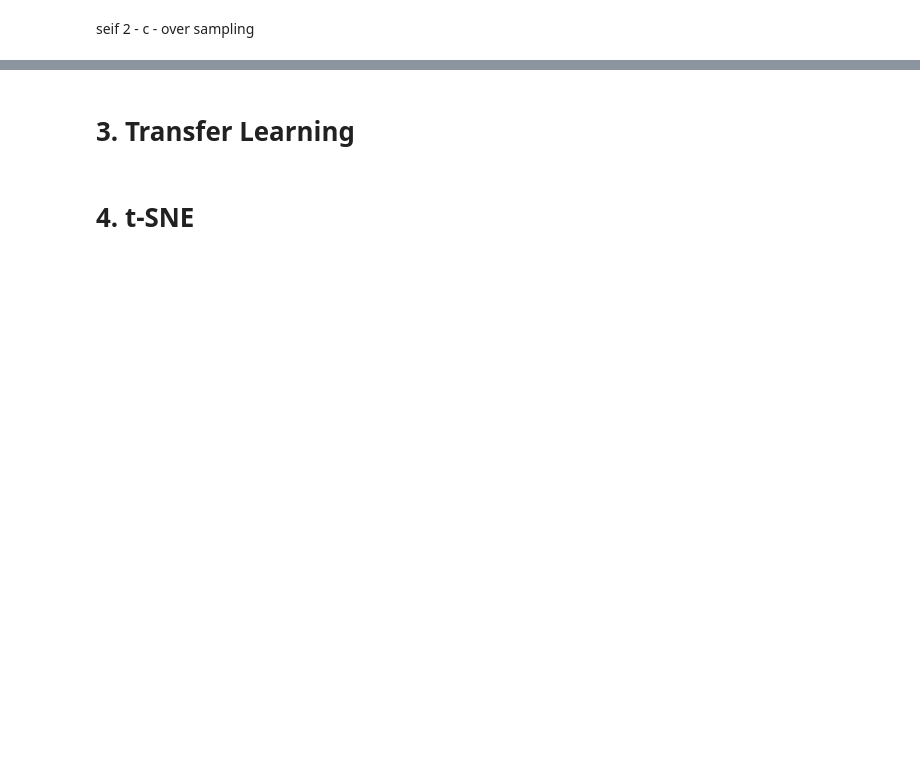
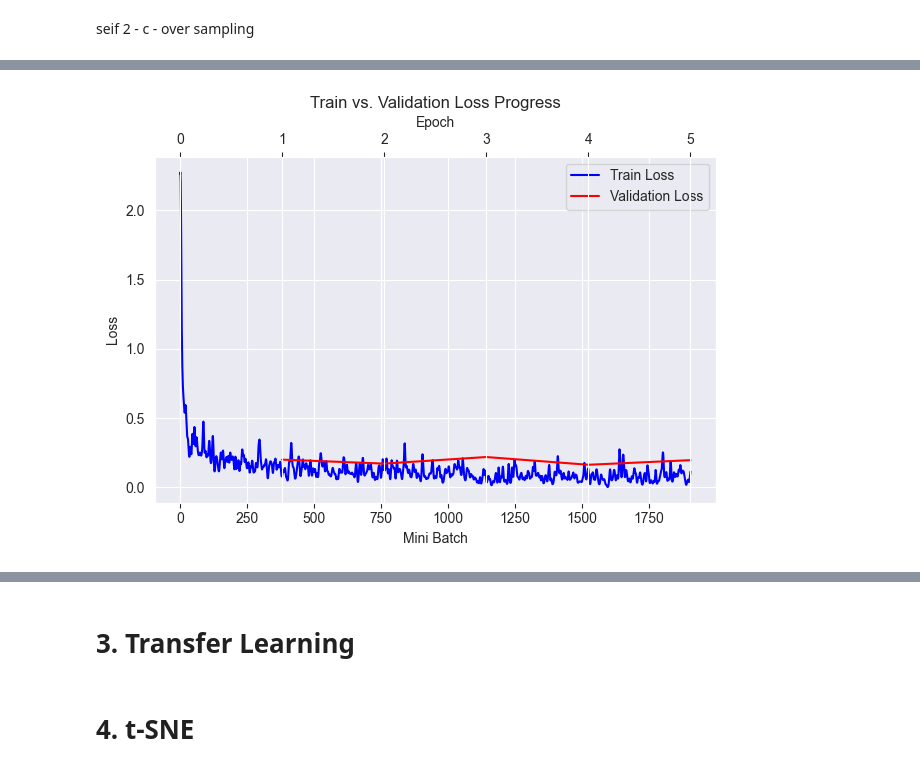
Before and after one commit to amirnadaBGU/deeplearningEE_hw2, a Jupyter notebook: Assignment_2_COVID_19.ipynb, the cells around one changed output, grey strips where cells are left out. Saved outputs shown, nothing was run; the diff lists cells and outputs as text; code cells hidden in the pictures; blank space fills up the shorter version.

```diff
--- a/Assignment_2_COVID_19.ipynb
+++ b/Assignment_2_COVID_19.ipynb
@@ -924,7 +948,7 @@ done
 # %% [markdown]
 seif 2 - c - over sampling
 # %%
-class ImageDataset(Dataset):
+class AugementedImageDataset(Dataset):
     def __init__(self, image_paths, labels,minority_classes, transform_regular, transform_augmented):
         self.image_paths = image_paths
         self.labels = labels
@@ -932,12 +956,31 @@ class ImageDataset(Dataset):
         self.transform_regular = transform_regular
         self.transform_augmented = transform_augmented
 
+        # Group samples by class
+        self.class_to_indices = {c: [] for c in set(labels)}
+        for idx, label in enumerate(labels):
+            self.class_to_indices[label].append(idx)
+
+        max_class_count = max(len(idxs) for idxs in self.class_to_indices.values())
+
+
+        # Generate balanced index list
+        self.balanced_indices = []
+        for cls, indices in self.class_to_indices.items():
+            if cls in self.minority_classes:
+                oversample_count = max_class_count - len(indices)
+                repeated = random.choices(indices, k=oversample_count)
+                self.balanced_indices.extend(indices + repeated)
+            else:
+                self.balanced_indices.extend(indices)
+
     def __len__(self):
-        return len(self.image_paths)
+        return len(self.balanced_indices)
 
     def __getitem__(self, idx):
-        image = Image.open(self.image_paths[idx]).convert('RGB')  # or 'L' for grayscale
-        label = self.labels[idx]
+        true_idx = self.balanced_indices[idx]
+        image = Image.open(self.image_paths[true_idx]).convert('RGB')  # or 'L' for grayscale
+        label = self.labels[true_idx]
 
         if label in self.minority_classes:
             image = self.transform_augmented(image)
@@ -947,0 +1097,4 @@ class ImageDataset(Dataset):
+# %%
+model = MyNet(CLASSES_COUNT).to(DEVICE)
+train(model, train_loader, validation_loader, LEARNING_RATE)
+# %% [output]
@@ -947,0 +1118 @@ class ImageDataset(Dataset):
+[figure, added]
```
Also changed, not shown: parts of 12 cells of this notebook.
